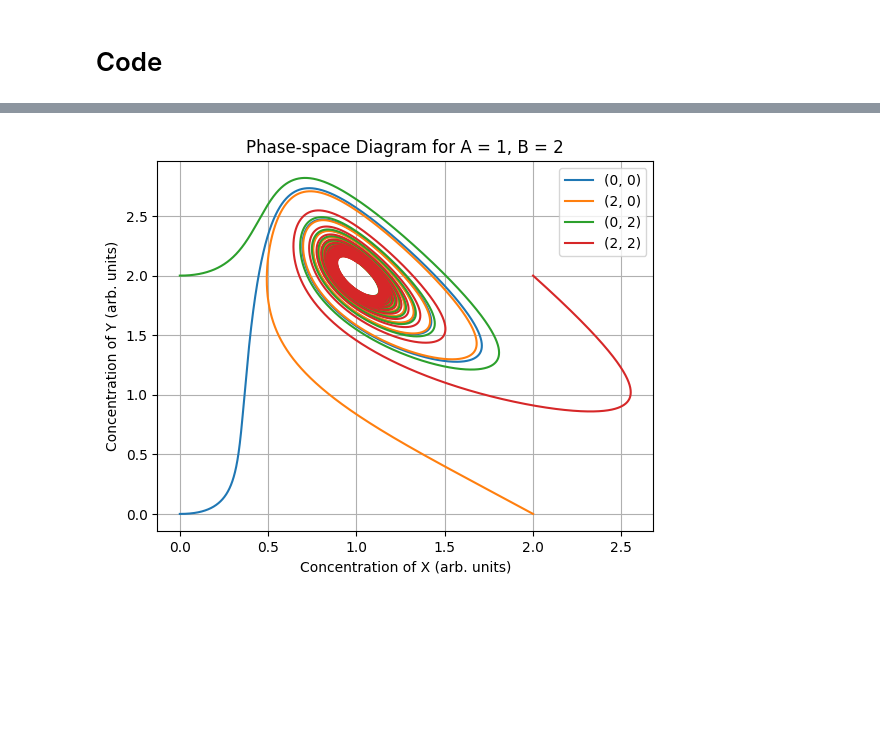
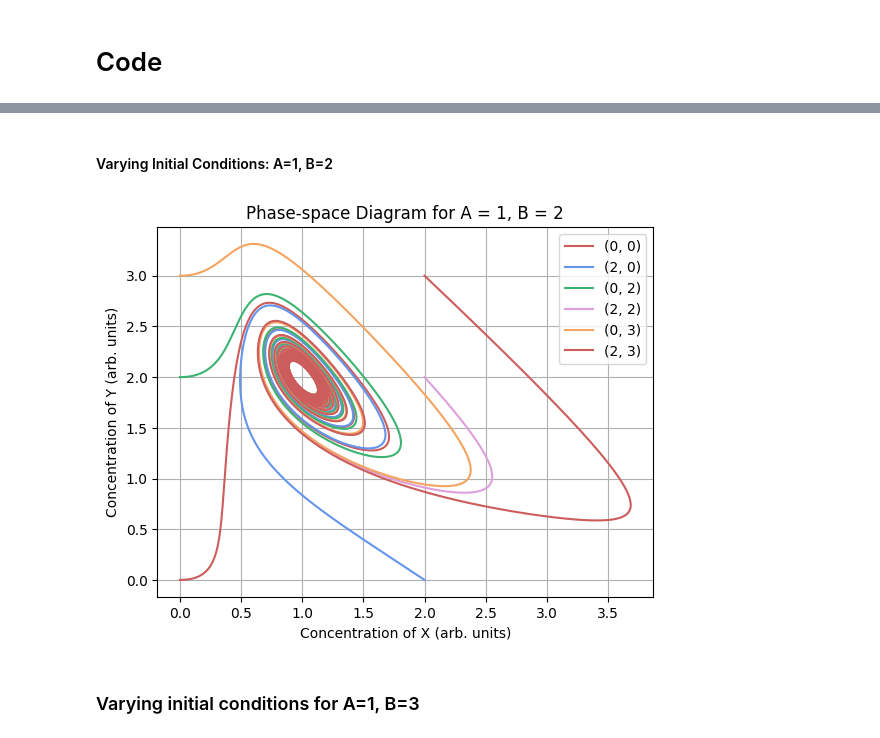
Before and after one commit to daraghhollman/UCD_PASS_Labs, a Jupyter notebook: ChemicalOscillations/chemicalOscillations.ipynb, the cells around one changed output, grey strips where cells are left out. Saved outputs shown, nothing was run; the diff lists cells and outputs as text; code cells hidden in the pictures; blank space fills up the shorter version.

```diff
--- a/ChemicalOscillations/chemicalOscillations.ipynb
+++ b/ChemicalOscillations/chemicalOscillations.ipynb
@@ -20,8 +21,11 @@ $$\frac{dY}{dt} = BX - X^2 Y$$
 # %% [markdown]
 Equilibrium by solving with $(\dot{X}, \dot{Y}) = \vec{0}$ yields $(X, Y) = \left(A, \frac{B}{A}\right)$
 # %%
+import matplotlib as mpl
 import matplotlib.pyplot as plt
 import numpy as np
+
+mpl.rcParams['axes.prop_cycle'] = mpl.cycler(color=["indianred", "cornflowerblue", "mediumseagreen", "plum", "sandybrown"])
 # %% [markdown]
 ### Plotting the Stability Point
 # %%
@@ -158,9 +171,14 @@ MakePlots(initialX=0, initialY=0, A=1, B=2, stepSize=1e-3, numberOfSteps=200000,
+# %% [markdown]
+#### Varying Initial Conditions: A=1, B=2
 # %%
-datasetVaryingInitialConditions = [Brusselator(0, 0), Brusselator(2, 0),\
-                                    Brusselator(0, 2), Brusselator(2, 2)]
+datasetVaryingInitialConditions01 = [Brusselator(0, 0), Brusselator(2, 0),\
+                                    Brusselator(0, 2), Brusselator(2, 2),\
+                                    Brusselator(0, 3), Brusselator(2, 3)]
 # %%
-MakePhasePlot(datasetVaryingInitialConditions, 1, 2, labels=["(0, 0)", "(2, 0)", "(0, 2)", "(2, 2)"])
+MakePhasePlot(datasetVaryingInitialConditions01, 1, 2, labels=["(0, 0)", "(2, 0)", "(0, 2)", "(2, 2)", "(0, 3)", "(2, 3)"])
 # %% [output]
-[figure, old version]
+[figure, new version]
 # %%
 # Note the behaviour of the steady state is independent of the inital conditions however features such as the phase aren't
+# %% [markdown]
+### Varying initial conditions for A=1, B=3
```
Also changed, not shown: parts of 9 cells of this notebook, 24 other files.
